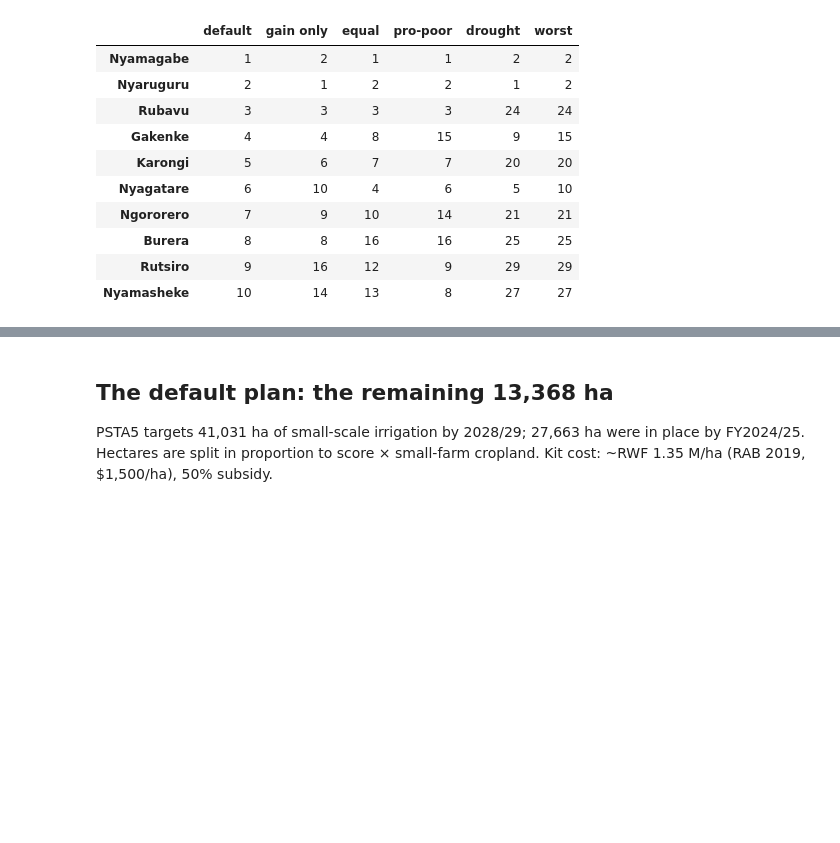
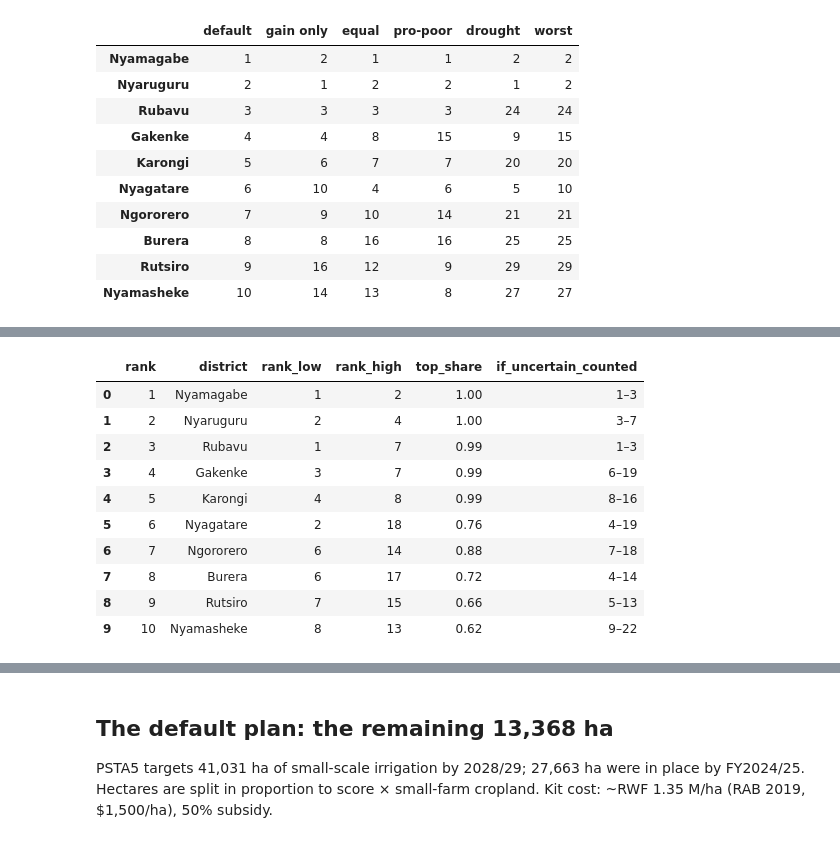
Before and after one commit to thepreakerebi/kuhira, a Jupyter notebook: notebooks/06_district_scores.ipynb, the cells around one changed output, grey strips where cells are left out. Saved outputs shown, nothing was run; the diff lists cells and outputs as text; code cells hidden in the pictures; blank space fills up the shorter version.

```diff
--- a/notebooks/05_district_scores.ipynb
+++ b/notebooks/06_district_scores.ipynb
@@ -124,0 +163,15 @@ ranks.assign(worst=ranks.max(axis=1)).sort_values("default").head(10)
+# %%
+g = plan.rank_uncertainty(D, C, plan.Weights(), include_uncertain=True)
+cert.assign(if_uncertain_counted=cert.district.map(lambda d: f"{g[d]['rank_low']}–{g[d]['rank_high']}")).head(10)
+# %% [output]
+|  | rank | district | rank_low | rank_high | top_share | if_uncertain_counted |
+| 0 | 1 | Nyamagabe | 1 | 2 | 1.00 | 1–3 |
+| 1 | 2 | Nyaruguru | 2 | 4 | 1.00 | 3–7 |
+| 2 | 3 | Rubavu | 1 | 7 | 0.99 | 1–3 |
+| 3 | 4 | Gakenke | 3 | 7 | 0.99 | 6–19 |
+| 4 | 5 | Karongi | 4 | 8 | 0.99 | 8–16 |
+| 5 | 6 | Nyagatare | 2 | 18 | 0.76 | 4–19 |
+| 6 | 7 | Ngororero | 6 | 14 | 0.88 | 7–18 |
+| 7 | 8 | Burera | 6 | 17 | 0.72 | 4–14 |
+| 8 | 9 | Rutsiro | 7 | 15 | 0.66 | 5–13 |
+| 9 | 10 | Nyamasheke | 8 | 13 | 0.62 | 9–22 |
```
Also changed, not shown: parts of 10 cells of this notebook, 12 other files.
